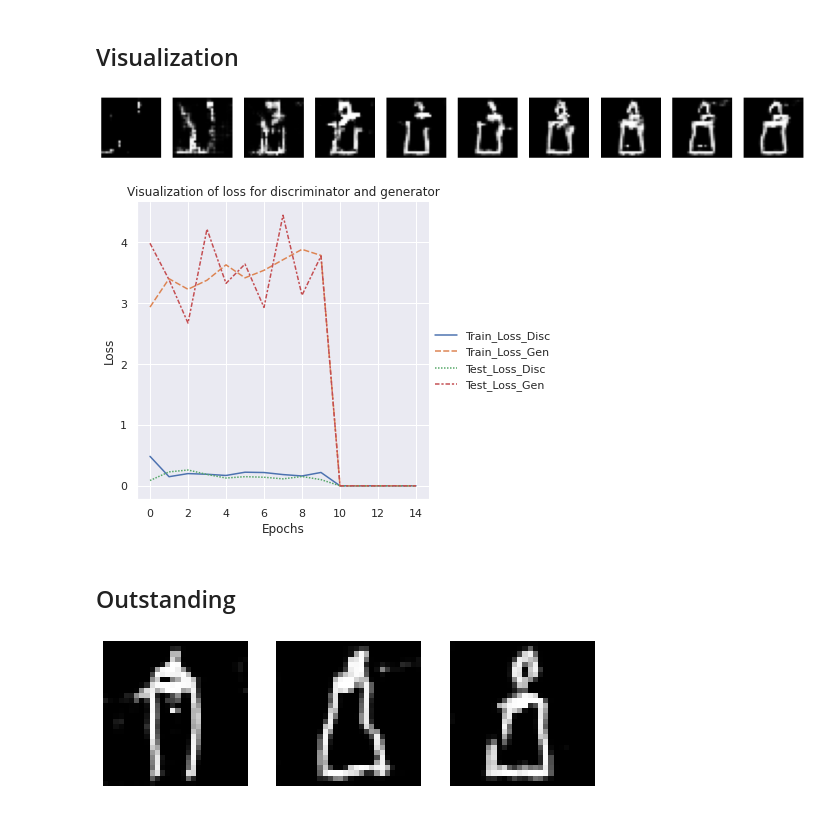
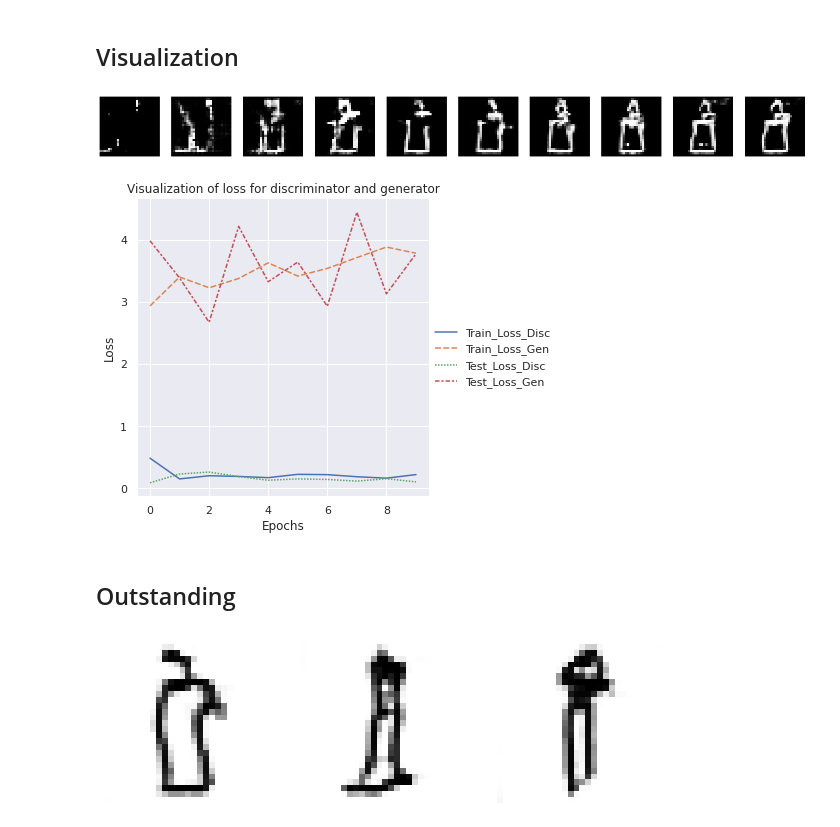
Before and after one commit to n-bzy/iannwtf, a Jupyter notebook: homework09.ipynb, the cells around one changed output. Saved outputs shown, nothing was run; the diff lists cells and outputs as text; code cells hidden in the pictures.

```diff
--- a/homework09.ipynb
+++ b/homework09.ipynb
@@ -271,20 +271,20 @@ Epoch 5:
 # %%
 # Display the images created by the Generator while training
 k = 1
 plt.figure(figsize=(25,10))
 
 for x in img:
     # Reduce dimensionality of images for displaying to 2D (remove batch and color channel)
     x = np.squeeze(x, axis=0)
     x = np.squeeze(x, axis=-1)
-    plt.subplot(1, 15,k)
+    plt.subplot(1, len(img), k)
     plt.imshow(x, cmap='gray')
     plt.axis('off')
     k += 1
 
 plt.show()
 # %% [output]
-[figure, old version]
+[figure, new version]
 # %%
 import seaborn as sns
 %matplotlib inline
@@ -293,7 +293,7 @@ def visualization(lists):
     """Visualizes accuracy and loss for training and test data """
 
     # Create lists for each visualized metric
-    epochs = np.array([*range(15)])
+    epochs = np.array([*range(10)])
     train_loss_disc = np.zeros(epochs.size)
     train_loss_gen = np.zeros(epochs.size)
     test_loss_disc = np.zeros(epochs.size)
@@ -321,23 +321,28 @@ def visualization(lists):
 
 visualization(li)
 # %% [output]
-[figure, old version]
+[figure, new version]
 # %% [markdown]
 ## Outstanding
 # %%
 import datetime
-
-date = datetime.date(2022, 12, 16)
 
 def is_it_christmas(model, datum):
     year = datum.year
     day = datum.day
+    # Determine weekday of
     xmas = datetime.date(year, 12, 24).isoweekday()
+    # List to save created images
     img = []
+
+    # If the 24th is Sunday -> 24th = 4th advent,
+    # otherwise subtract days until sunday (=7)
     if xmas == 7:
         vier = datetime.date(2022, 12, 24).day
     else:
         vier = datetime.date(2022, 12, 24-xmas).day
+
+    # Depending on the date, create 3,4 or 5 candles
     if day < vier:
         for _ in range(3):
             img.append(model.gen(np.random.normal(size=(1,98))))
@@ -347,19 +352,25 @@ def is_it_christmas(model, datum):
     if day > vier+7:
         for _ in range(5):
             img.append(model.gen(np.random.normal(size=(1,98))))
+
+    # PLot the candles
     k=1
     for x in img:
         # Reduce dimensionality of images for displaying to 2D (remove batch and color channel)
         x = np.squeeze(x, axis=0)
         x = np.squeeze(x, axis=-1)
-        plt.subplot(1, 5,k)
-        plt.imshow(x, cmap='gray')
+        plt.subplot(1, len(img),k)
+        # 1-x to invert colors
+        plt.imshow(1-x, cmap='gray')
         plt.axis('off')
         k += 1
     return
 
-plt.figure(figsize=(15,10))
+# Date of advent wreath
+date = datetime.date(2022, 12, 16)
+
+plt.figure(figsize=(10,5))
 is_it_christmas(model_test, date)
 plt.show()
 # %% [output]
-[figure, old version]
+[figure, new version]
```
